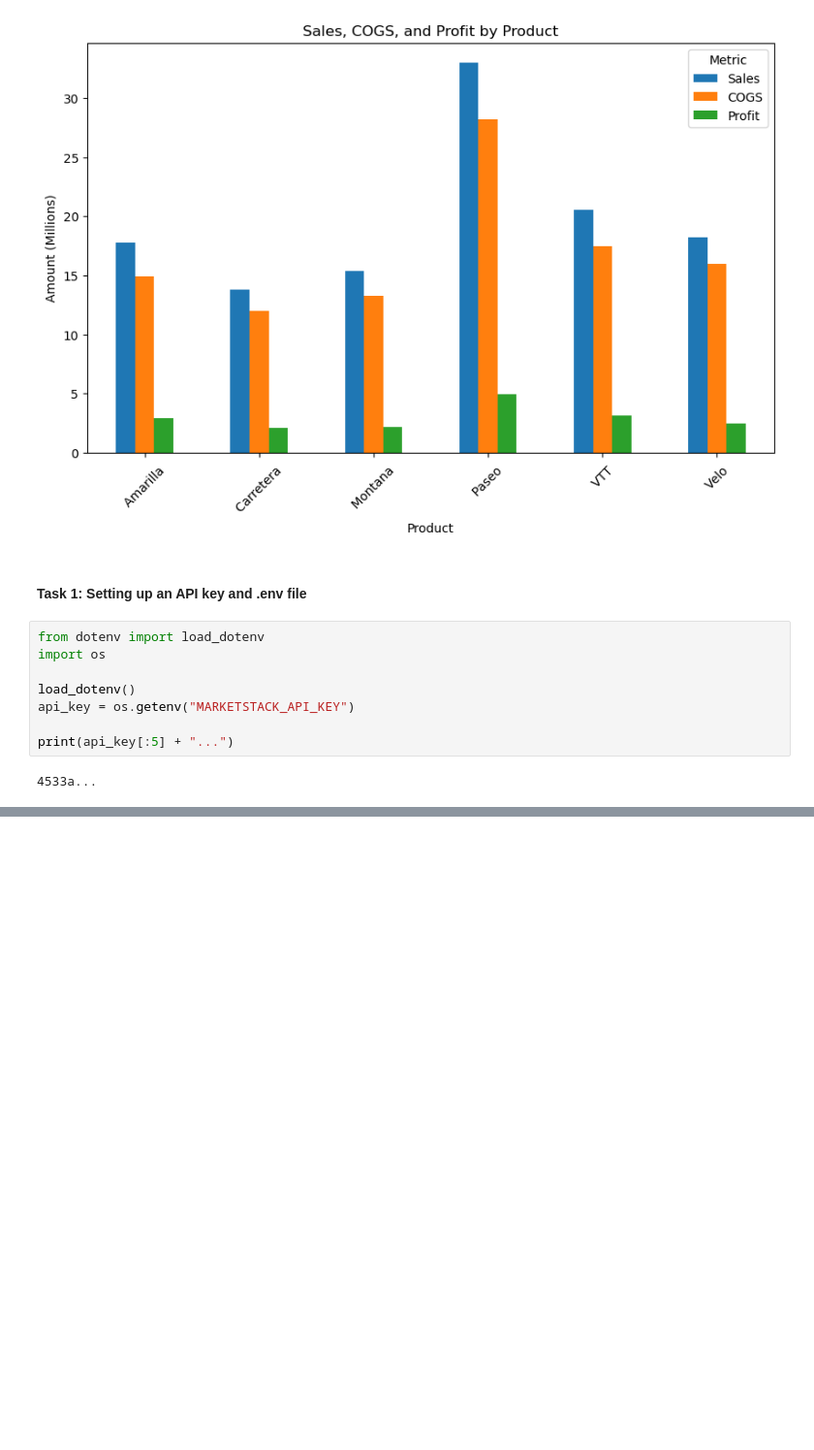
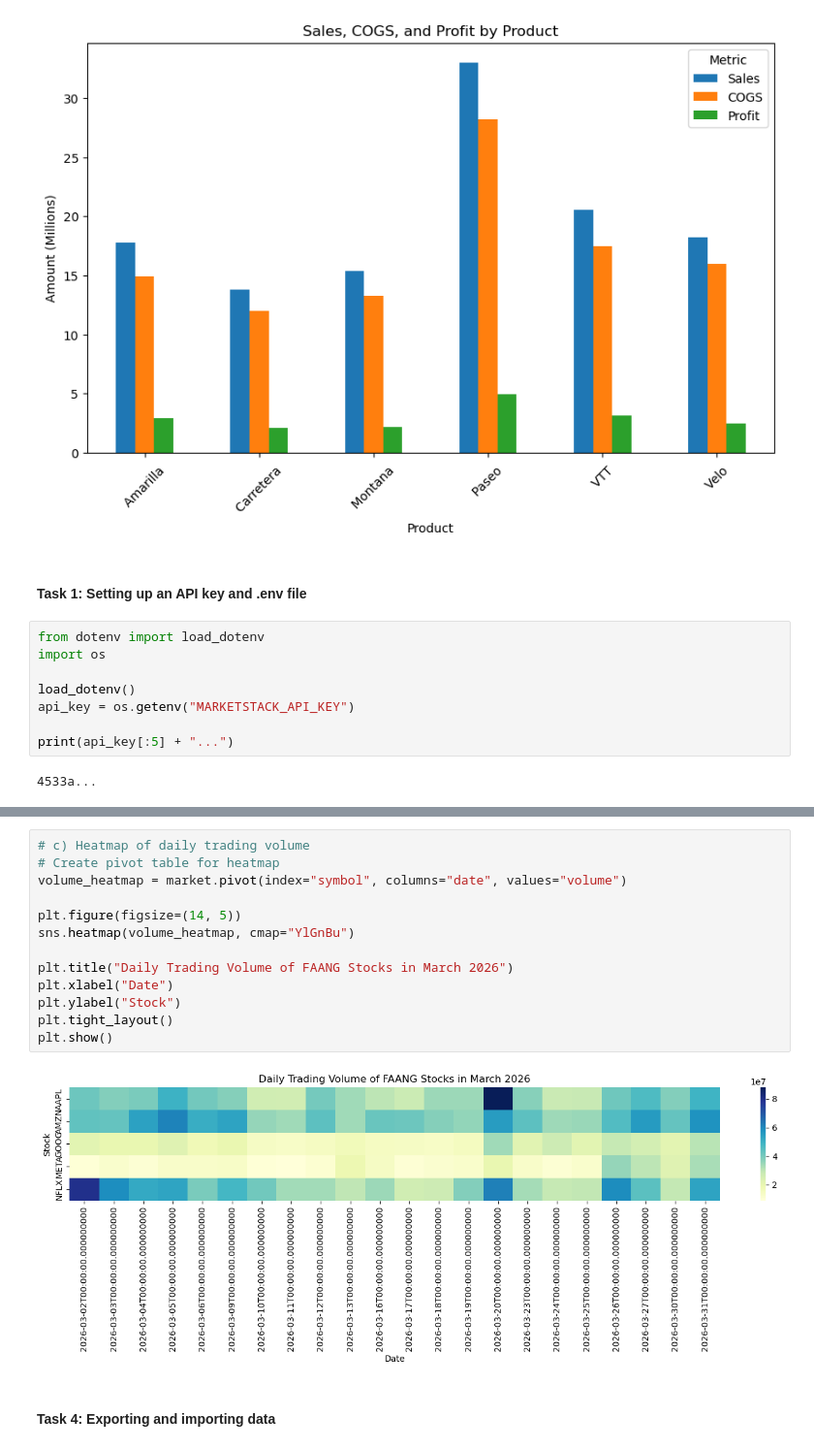
Before and after one commit to phchauanhh/PythonProgramming, a Jupyter notebook: assignments/assignment2/Assignment2.ipynb, the cells around one changed output, grey strips where cells are left out. Shown at 97% size. Cells and saved outputs as stored; diff of their text form; blank space fills up the shorter version.

```diff
--- a/assignments/assignment2/Assignment2.ipynb
+++ b/assignments/assignment2/Assignment2.ipynb
@@ -173,0 +368,17 @@ print(api_key[:5] + "...")
+# %%
+# c) Heatmap of daily trading volume
+# Create pivot table for heatmap
+volume_heatmap = market.pivot(index="symbol", columns="date", values="volume")
+
+plt.figure(figsize=(14, 5))
+sns.heatmap(volume_heatmap, cmap="YlGnBu")
+
+plt.title("Daily Trading Volume of FAANG Stocks in March 2026")
+plt.xlabel("Date")
+plt.ylabel("Stock")
+plt.tight_layout()
+plt.show()
+# %% [output]
+[figure, added]
+# %% [markdown]
+#### Task 4: Exporting and importing data
```
Also changed, not shown: parts of 49 cells of this notebook, 4 other files.
